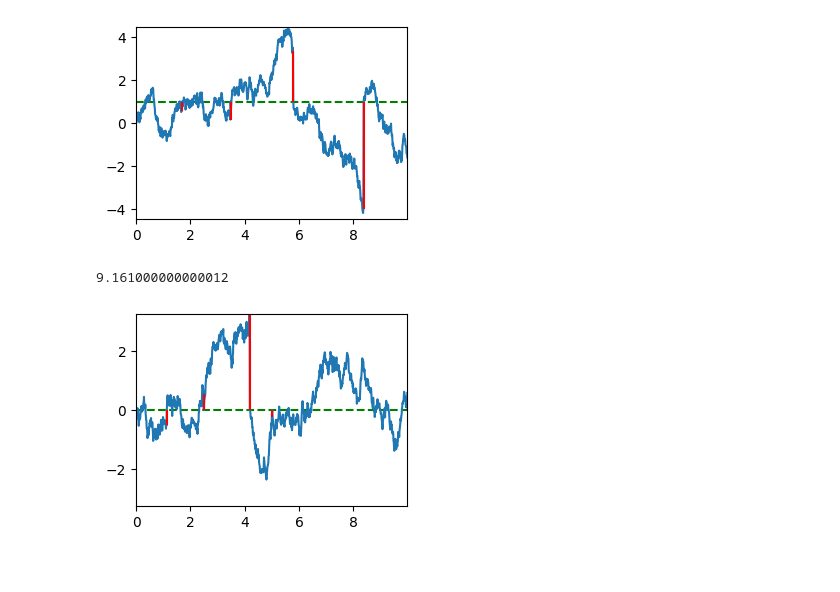
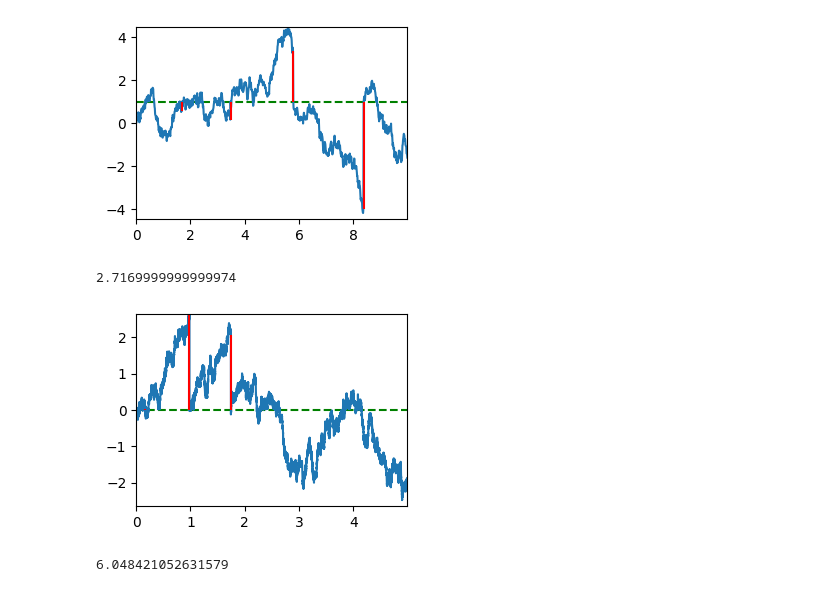
Before and after one commit to John-Zou-IC/M2R_Stochastic_Resetting, a Jupyter notebook: figures.ipynb, the cells around one changed output. Saved outputs shown, nothing was run; the diff lists cells and outputs as text; code cells hidden in the pictures.

```diff
--- a/figures.ipynb
+++ b/figures.ipynb
@@ -48,16 +48,26 @@ import stochastic_resetting.standard as s
 
 test_reset_diffusion = s.SingleDiffusionProcessConstantR(0, 0, 1, 0.5)
 
-test_reset_diffusion.mfpt_constant(1, 100, 0.1, 100)
+test_reset_diffusion.mfpt(1, 100, 0.1, 100)
 # %% [output]
-9.161000000000012
+2.7169999999999974
 # %%
 import stochastic_resetting.standard as s
 import numpy as np
 
 r = lambda t: np.exp(-t)
 test_nonconst_reset = s.SingleDiffusionProcessResetting(0, 0, 1, r)
 
-test_nonconst_reset.plot_simulation(10, 0.01)
+test_nonconst_reset.plot_simulation(5, 0.0001)
 # %% [output]
-[figure, old version]
+[figure, new version]
+# %%
+import stochastic_resetting.standard as s
+import numpy as np
+
+r = lambda t: np.exp(-t)
+test_nonconst_reset = s.SingleDiffusionProcessResetting(0, 0, 1, r)
+
+test_nonconst_reset.mfpt(1, 100, 0.1, 100)
+# %% [output]
+6.048421052631579
```
Also changed, not shown: parts of 1 cell of this notebook, 1 other file.
